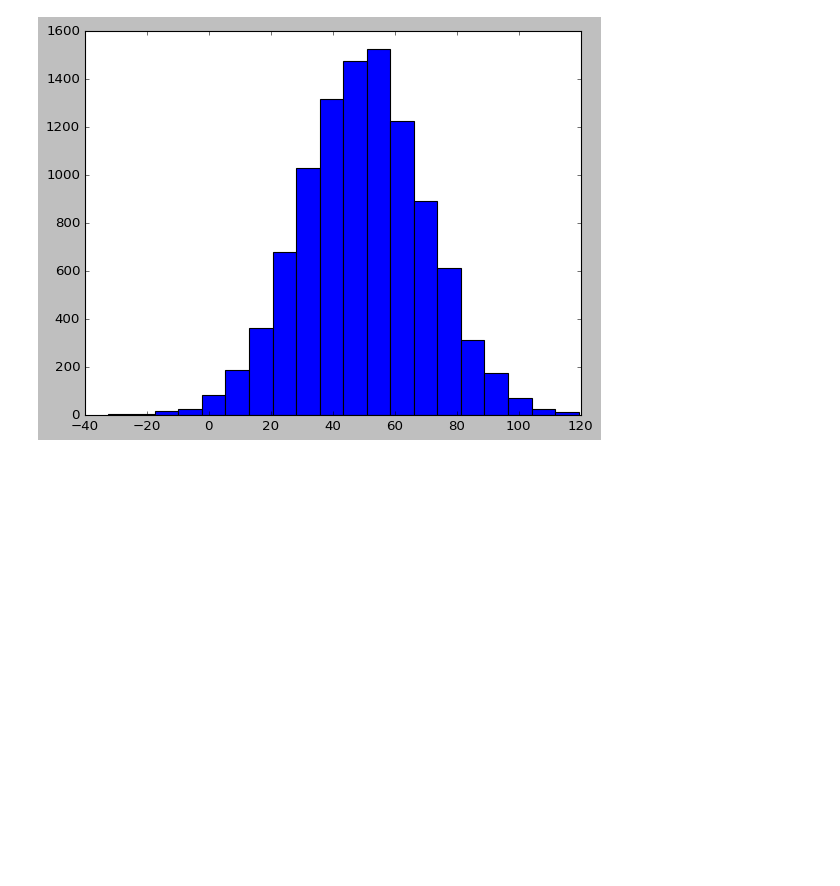
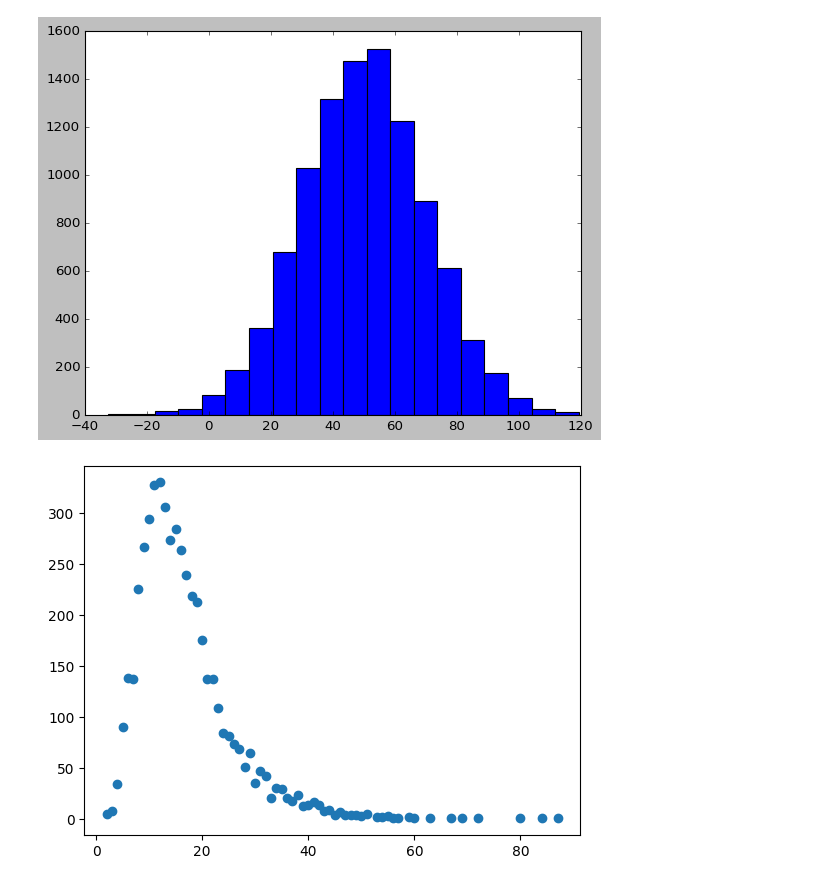
Before and after one commit to ShubhamSinghal12/DS_PP_NOV_LIV_24, a Jupyter notebook: Data Visulaization/MatplotlibDemo.ipynb, the cells around one changed output. Cells and saved outputs as stored; diff of their text form; code cells hidden in the pictures; blank space fills up the shorter version.

Commit message:
Data Acquisition

```diff
--- a/Data Visulaization/MatplotlibDemo.ipynb
+++ b/Data Visulaization/MatplotlibDemo.ipynb
@@ -294,3 +295,14 @@ plt.hist(data,bins = 20)
 plt.show()
 # %% [output]
 [figure]
+# %%
+data = pd.read_csv('movie_metadata.csv')
+# %%
+title_len = data['movie_title'].apply(len)
+# %%
+lenT, freqL = np.unique(title_len,return_counts=True)
+# %%
+plt.scatter(lenT,freqL)
+plt.show()
+# %% [output]
+[figure, added]
```
Also changed, not shown: parts of 1 cell of this notebook, 6 other files.
